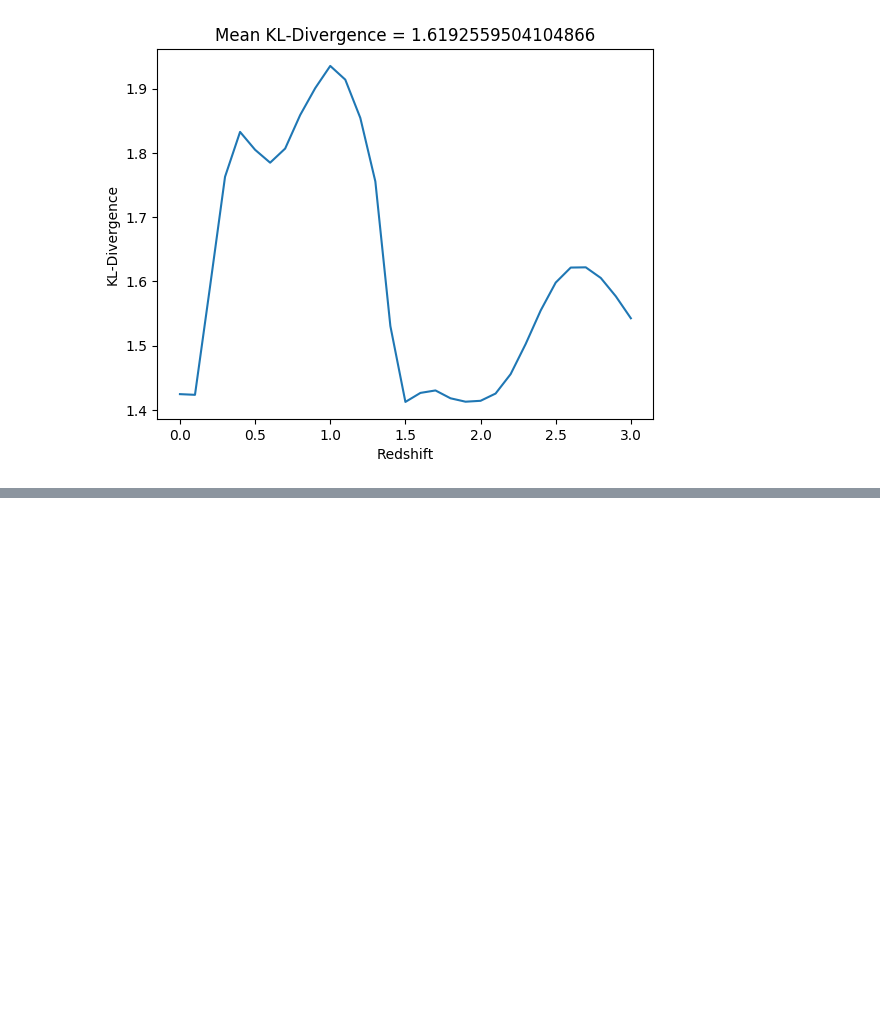
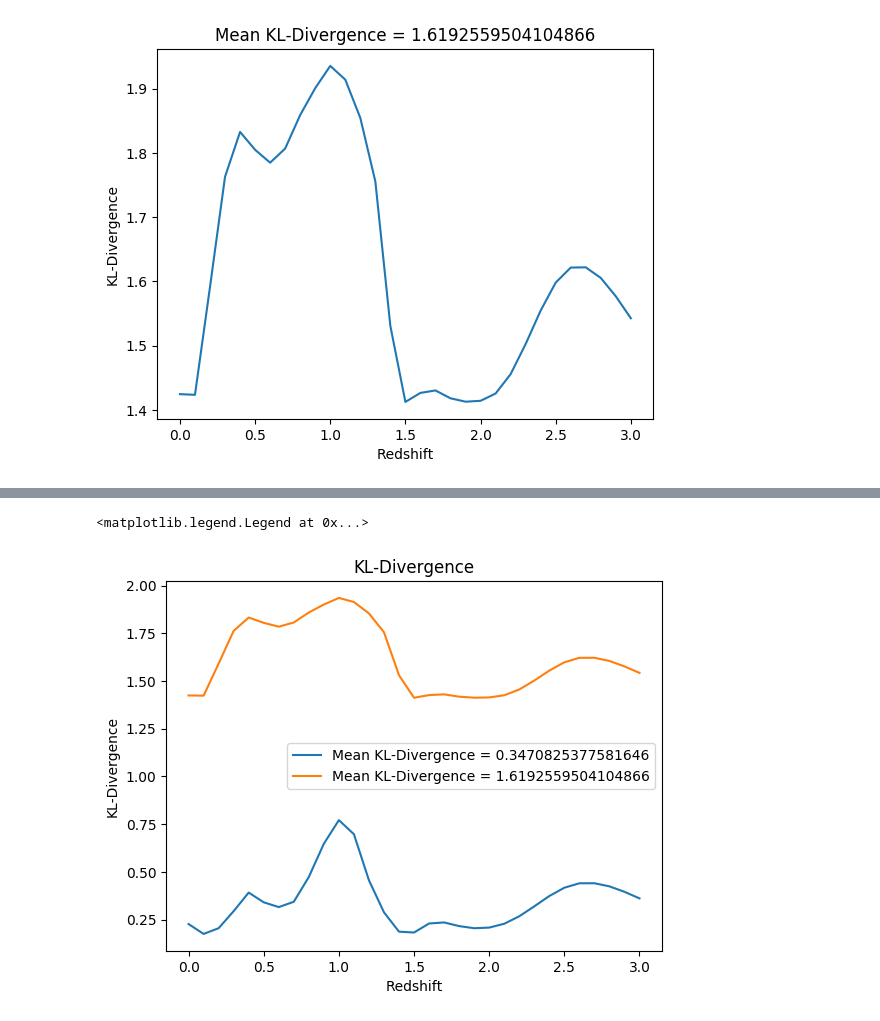
Before and after one commit to dirac-institute/uw-premap-2022-photoz, a Jupyter notebook: magnitudes_w_photoz_demo.ipynb, the cells around one changed output, grey strips where cells are left out. Drawn from its saved outputs; the diff is of its cells as text; code cells hidden in the pictures; blank space fills up the shorter version.

```diff
--- a/magnitudes_w_photoz_demo.ipynb
+++ b/magnitudes_w_photoz_demo.ipynb
@@ -831,0 +832,11 @@ Text(0.5, 1.0, 'Correctly labeled photo-z in each redshift bin (Accuracy). Media
+# %%
+fig = plt.figure()
+plt.plot(np.arange(0., 3.01, 0.1), kl_by_redshift, label=f'Mean KL-Divergence = {np.mean(kl_by_redshift)}')
+plt.plot(np.arange(0., 3.01, 0.1), kl_by_redshift_m5plus2, label=f'Mean KL-Divergence = {np.mean(kl_by_redshift_m5plus2)}')
+plt.xlabel('Redshift')
+plt.ylabel('KL-Divergence')
+plt.title(f'KL-Divergence')
+plt.legend()
+# %% [output]
+<matplotlib.legend.Legend at 0x...>
+[figure, added]
```
Also changed, not shown: parts of 11 cells of this notebook.
